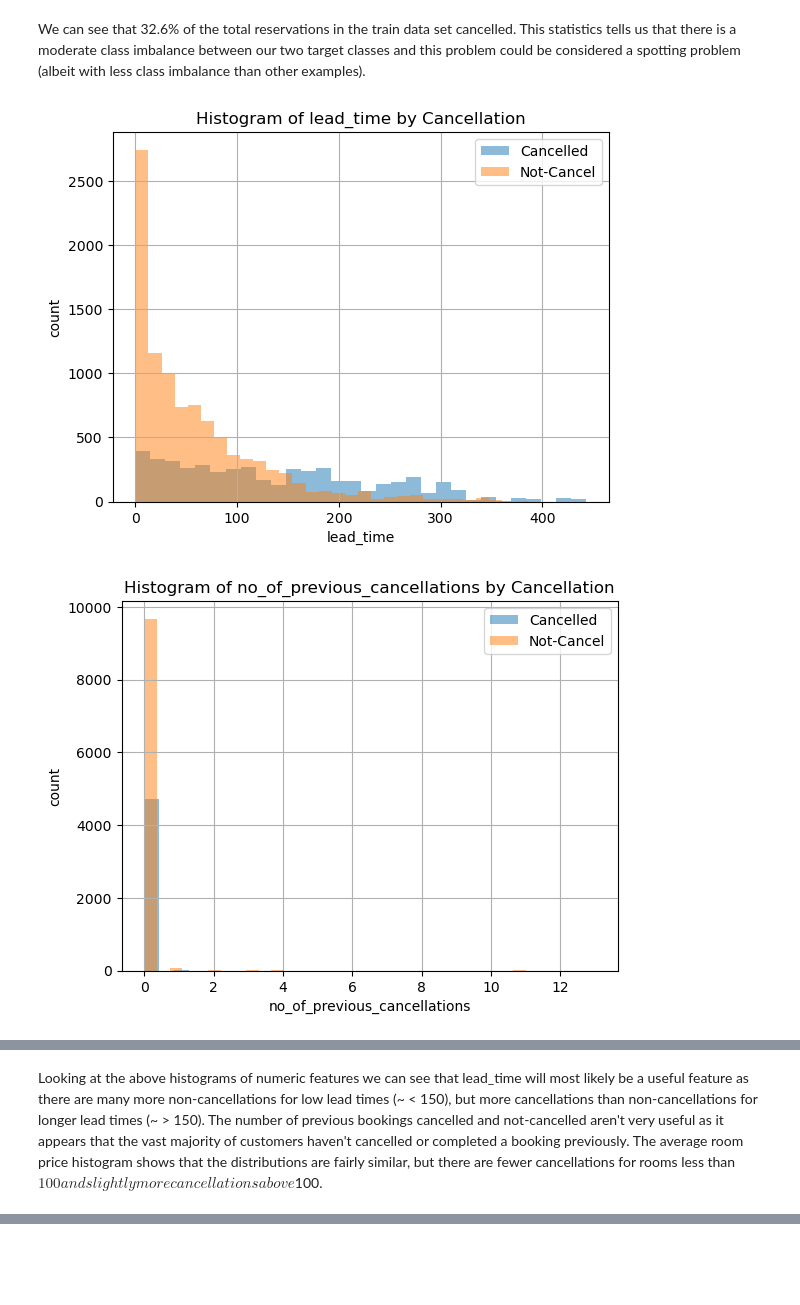
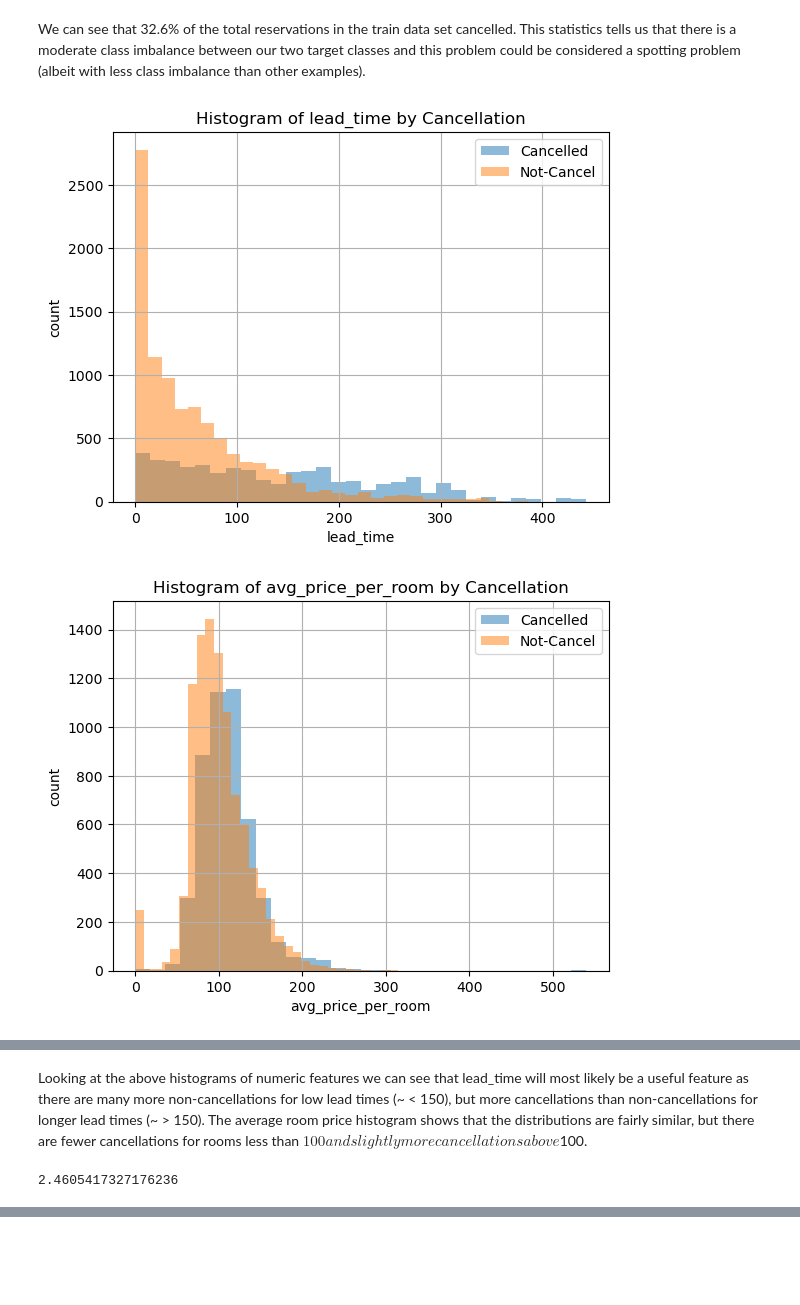
Before and after one commit to bchurch8/cpsc330-HW-repo, a Jupyter notebook: hw/hw6/hw6-starter.ipynb, the cells around one changed output, grey strips where cells are left out. Drawn from its saved outputs; the diff is of its cells as text; code cells hidden in the pictures.

```diff
--- a/hw/hw6/hw6-starter.ipynb
+++ b/hw/hw6/hw6-starter.ipynb
@@ -204,19 +204,19 @@ perc_cancel
 # %% [markdown]
 We can see that 32.6% of the total reservations in the train data set cancelled. This statistics tells us that there is a moderate class imbalance between our two target classes and this problem could be considered a spotting problem (albeit with less class imbalance than other examples).
 # %%
-numeric_feats = ["lead_time", "no_of_previous_cancellations", "no_of_previous_bookings_not_canceled", "avg_price_per_room"]
-# Not sure if these features are considered numeric: "no_of_adults", "no_of_children", "no_of_weekend_nights", "no_of_week_nights"]
+numeric_feats = ["lead_time", "avg_price_per_room"]
 num_bins = 30
 
+#Taken from HW3 implementation
 for col in numeric_feats:
     axes = cancel[[col]].hist(bins = num_bins, alpha = 0.5, label="Cancelled")[0][0]
     axes.hist(not_cancel[[col]], bins = num_bins, alpha = 0.5, label="Not-Cancel")
 
     plt.legend(loc = "upper right")
     plt.title("Histogram of " + col + " by Cancellation")
     plt.xlabel(col)
     plt.ylabel("count")
     plt.show()
 # %% [output]
-[figure, old version]
+[figure, new version]
-[figure, old version]
+[figure, new version]
@@ -225,2 +223,6 @@ for col in numeric_feats:
 # %% [markdown]
-Looking at the above histograms of numeric features we can see that lead_time will most likely be a useful feature as there are many more non-cancellations for low lead times (~ < 150), but more cancellations than non-cancellations for longer lead times (~ > 150). The number of previous bookings cancelled and not-cancelled aren't very useful as it appears that the vast majority of customers haven't cancelled or completed a booking previously. The average room price histogram shows that the distributions are fairly similar, but there are fewer cancellations for rooms less than $100 and slightly more cancellations above $100.
+Looking at the above histograms of numeric features we can see that lead_time will most likely be a useful feature as there are many more non-cancellations for low lead times (~ < 150), but more cancellations than non-cancellations for longer lead times (~ > 150). The average room price histogram shows that the distributions are fairly similar, but there are fewer cancellations for rooms less than $100 and slightly more cancellations above $100.
+# %%
+train_df.query("repeated_guest==1").shape[0] / train_df.shape[0] * 100
+# %% [output]
+2.4605417327176236
```
Also changed, not shown: parts of 15 cells of this notebook.
